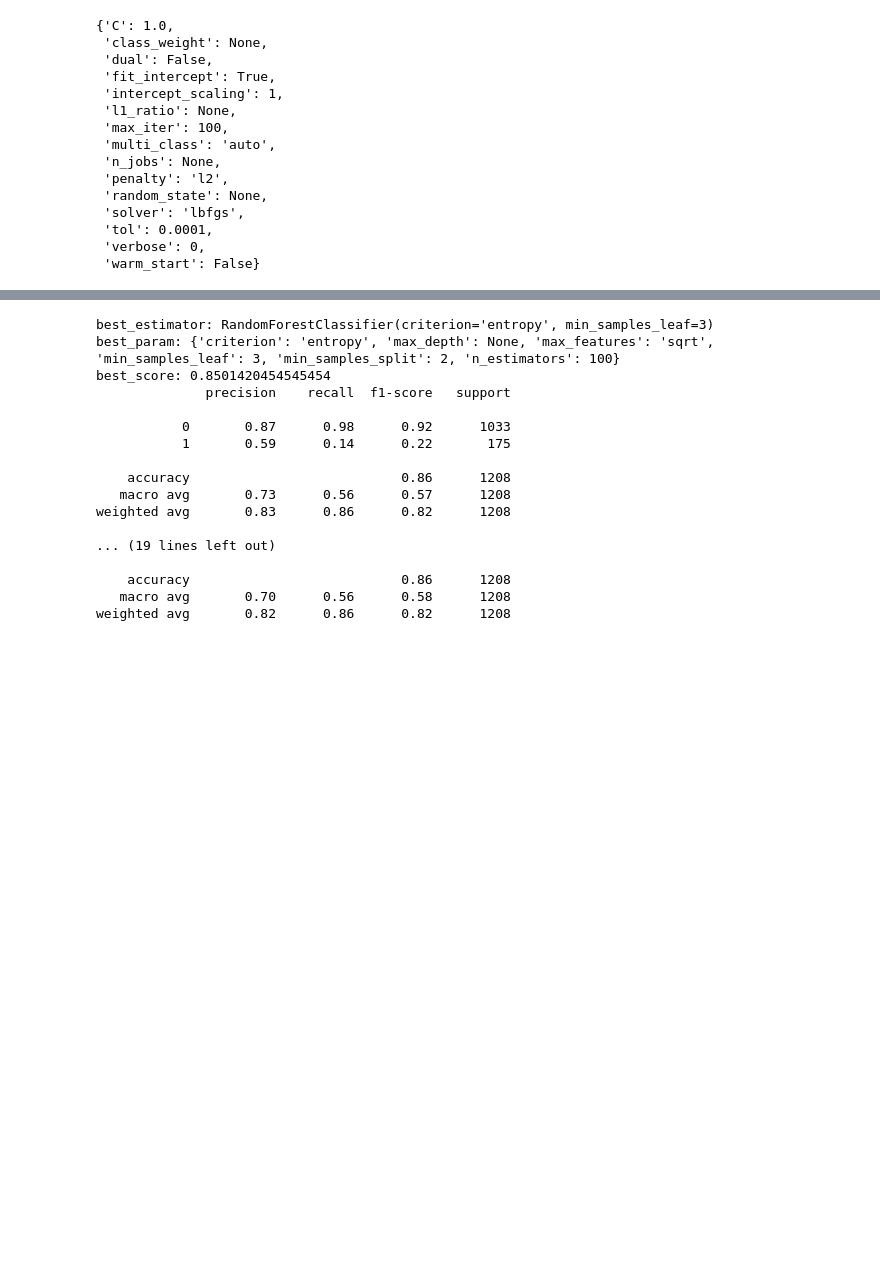
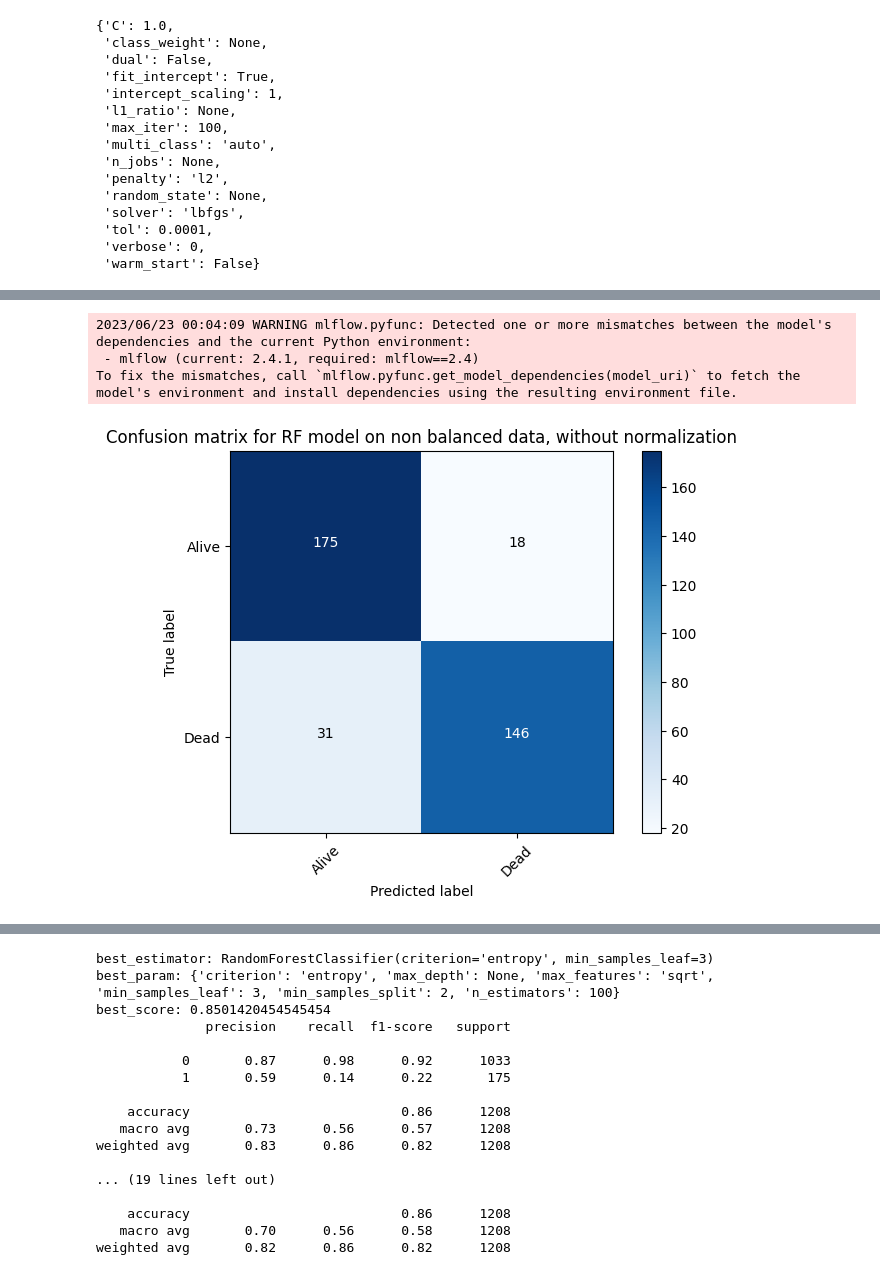
Before and after one commit to rolandina/breast-cancer-prediction-fastapi, a Jupyter notebook: notebooks/EDA.ipynb, the cells around one changed output, grey strips where cells are left out. Saved outputs shown, nothing was run; the diff lists cells and outputs as text; code cells hidden in the pictures; blank space fills up the shorter version.

```diff
--- a/notebooks/EDA.ipynb
+++ b/notebooks/EDA.ipynb
@@ -850,8 +974,8 @@ y_balanced.mean()
 # %% [output]
 0.5
 # %%
-X_train, X_test, y_train, y_test = train_test_split(X1, y1, test_size=0.30, random_state=42)
-X_train_b, X_test_b, y_train_b, y_test_b = train_test_split(X_balanced, y_balanced, test_size=0.30, random_state=42)
+X_train, X_test, y_train, y_test = train_test_split(X1, y1, test_size=0.20, random_state=42)
+X_train_b, X_test_b, y_train_b, y_test_b = train_test_split(X_balanced, y_balanced, test_size=0.20, random_state=42)
 # %% [markdown]
 Chosing the model.
 Prediction whethere or not the patient has a cancer is a classification task.
@@ -1063,0 +1248,64 @@ for model in models.keys():
+# %%
+## Load MLflow model
+# Setting the MLflow tracking server
+mlflow.set_tracking_uri('http://127.0.0.1:5000')
+
+#best balanced model
+logged_model = 'runs:/fb6e5473b87848e6918849bb155c5e70/best_model'
+#logged_model ='runs:/fdee25284ff845b8a886641406609829/best_model'
+
+# Load model as a PyFuncModel.
+loaded_model = mlflow.pyfunc.load_model(logged_model)
+# %% [output]
+2023/06/23 00:04:09 WARNING mlflow.pyfunc: Detected one or more mismatches between the model's dependencies and the current Python environment:
+ - mlflow (current: 2.4.1, required: mlflow==2.4)
+To fix the mismatches, call `mlflow.pyfunc.get_model_dependencies(model_uri)` to fetch the model's environment and install dependencies using the resulting environment file.
+# %%
+y_pred = loaded_model.predict(X_test_b)
+# %%
+# Confusion Matrix for the best model
+# Compute confusion matrix
+import itertools
+cnf_matrix = confusion_matrix(y_test_b, y_pred)
+
+# Define a function to plot confusion matrix
+def plot_confusion_matrix(cm, classes,
+                          normalize=False,
+                          title='Confusion matrix',
+                          cmap=plt.cm.Blues):
+    """
+    This function prints and plots the confusion matrix.
+    Normalization can be applied by setting `normalize=True`.
+    """
+    plt.imshow(cm, interpolation='nearest', cmap=cmap)
+    plt.title(title)
+    plt.colorbar()
+    tick_marks = np.arange(len(classes))
+    plt.xticks(tick_marks, classes, rotation=45)
+    plt.yticks(tick_marks, classes)
+
+    if normalize:
+        cm = cm.astype('float') / cm.sum(axis=1)[:, np.newaxis]
+
+    thresh = cm.max() / 2.
+    for i, j in itertools.product(range(cm.shape[0]), range(cm.shape[1])):
+        plt.text(j, i, cm[i, j],
+                 horizontalalignment="center",
+                 color="white" if cm[i, j] > thresh else "black")
+
+    plt.tight_layout()
+    plt.ylabel('True label')
+    plt.xlabel('Predicted label')
+
+# Plot non-normalized confusion matrix
+class_names = ['Alive', 'Dead']
+plot_confusion_matrix(cnf_matrix, classes=class_names,
+                      title='Confusion matrix for RF model on non balanced data, without normalization')
+
+# Plot normalized confusion matrix
+# plot_confusion_matrix(cnf_matrix, classes=class_names, normalize=True,
+#                       title='Normalized confusion matrix')
+
+plt.show()
+# %% [output]
+[figure, added]
```
Also changed, not shown: parts of 15 cells of this notebook.
